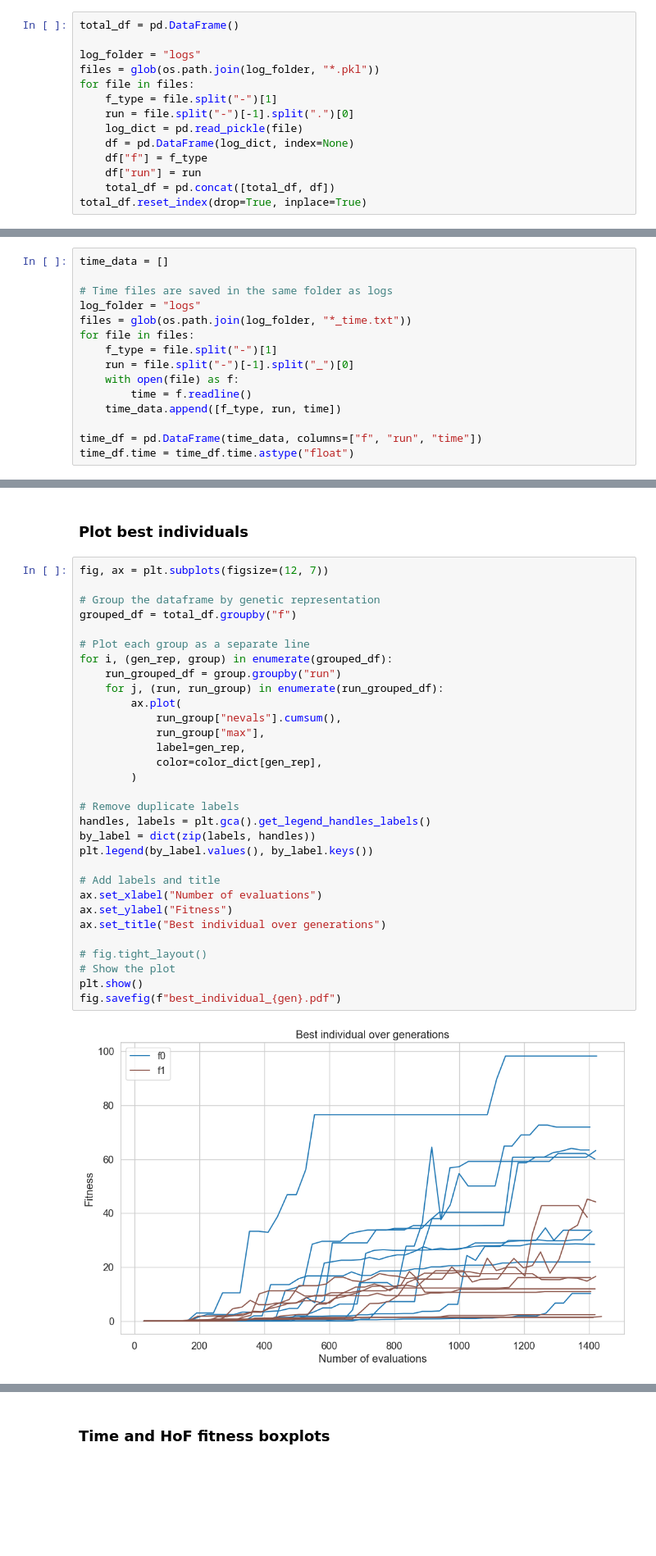
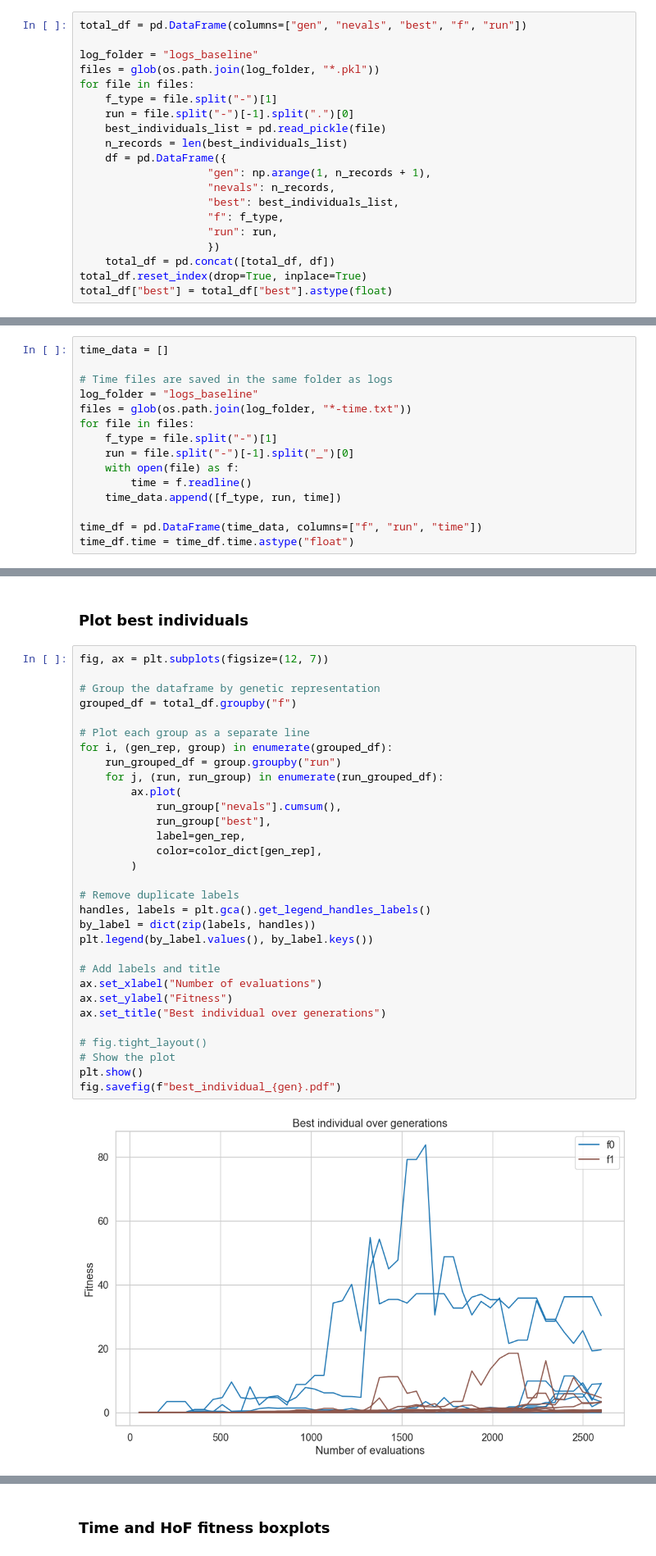
Before and after one commit to kapiblue/frams-gecco-2024, a Jupyter notebook: make_plots.ipynb, the cells around one changed output, grey strips where cells are left out. Shown: that part at 82% size. Cells and saved outputs as stored; diff of their text form; blank space fills up the shorter version.

```diff
--- a/make_plots.ipynb
+++ b/make_plots.ipynb
@@ -12,17 +12,23 @@ import os
 # %%
-total_df = pd.DataFrame()
+total_df = pd.DataFrame(columns=["gen", "nevals", "best", "f", "run"])
 
-log_folder = "logs"
+log_folder = "logs_baseline"
 files = glob(os.path.join(log_folder, "*.pkl"))
 for file in files:
     f_type = file.split("-")[1]
     run = file.split("-")[-1].split(".")[0]
-    log_dict = pd.read_pickle(file)
-    df = pd.DataFrame(log_dict, index=None)
-    df["f"] = f_type
-    df["run"] = run
+    best_individuals_list = pd.read_pickle(file)
+    n_records = len(best_individuals_list)
+    df = pd.DataFrame({
+                    "gen": np.arange(1, n_records + 1),
+                    "nevals": n_records,
+                    "best": best_individuals_list,
+                    "f": f_type,
+                    "run": run,
+                    })
     total_df = pd.concat([total_df, df])
 total_df.reset_index(drop=True, inplace=True)
+total_df["best"] = total_df["best"].astype(float)
 # %%
 gen = max(total_df["gen"])
 print(f"Max generation: {gen}")
@@ -41,8 +47,8 @@ Max generation: 50
 time_data = []
 
 # Time files are saved in the same folder as logs
-log_folder = "logs"
-files = glob(os.path.join(log_folder, "*_time.txt"))
+log_folder = "logs_baseline"
+files = glob(os.path.join(log_folder, "*-time.txt"))
 for file in files:
     f_type = file.split("-")[1]
     run = file.split("-")[-1].split("_")[0]
@@ -67,32 +73,32 @@ color_dict = dict(sorted(color_dict.items()))
 fig, ax = plt.subplots(figsize=(12, 7))
 
 # Group the dataframe by genetic representation
 grouped_df = total_df.groupby("f")
 
 # Plot each group as a separate line
 for i, (gen_rep, group) in enumerate(grouped_df):
     run_grouped_df = group.groupby("run")
     for j, (run, run_group) in enumerate(run_grouped_df):
         ax.plot(
             run_group["nevals"].cumsum(),
-            run_group["max"],
+            run_group["best"],
             label=gen_rep,
             color=color_dict[gen_rep],
         )
 
 # Remove duplicate labels
 handles, labels = plt.gca().get_legend_handles_labels()
 by_label = dict(zip(labels, handles))
 plt.legend(by_label.values(), by_label.keys())
 
 # Add labels and title
 ax.set_xlabel("Number of evaluations")
 ax.set_ylabel("Fitness")
 ax.set_title("Best individual over generations")
 
 # fig.tight_layout()
 # Show the plot
 plt.show()
 fig.savefig(f"best_individual_{gen}.pdf")
 # %% [output]
-[figure, old version]
+[figure, new version]
```
Also changed, not shown: parts of 5 cells of this notebook, 4 other files.
